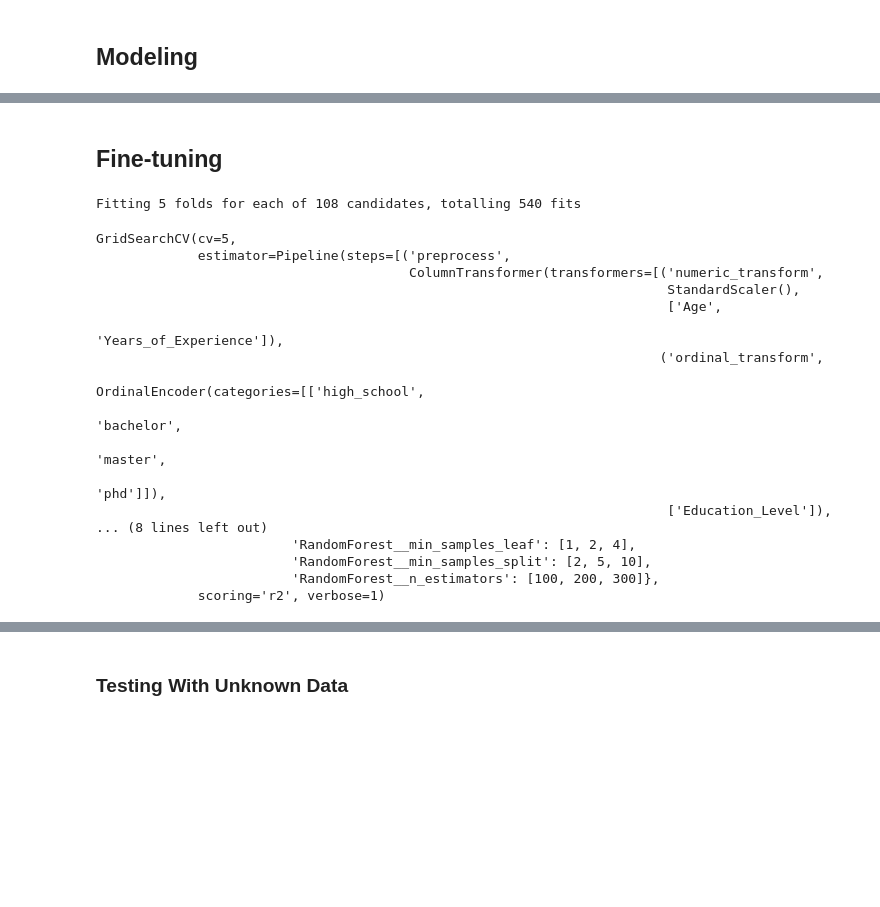
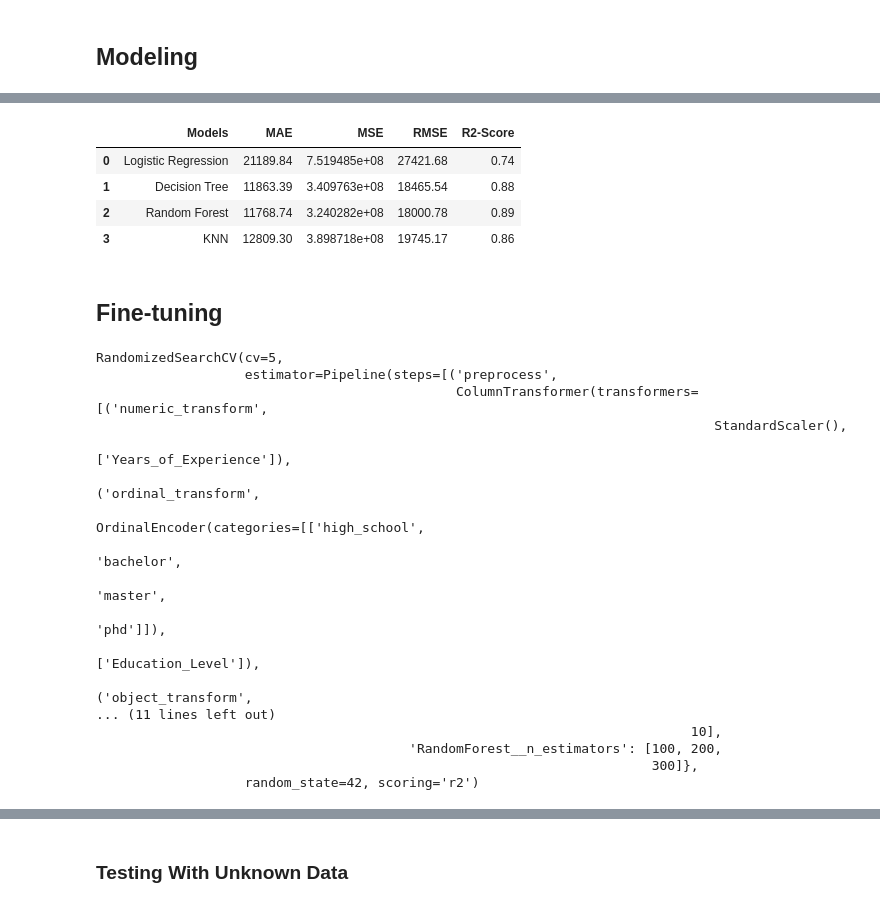
Before and after one commit to AxiomCipher/Salary-Prediction-Project, a Jupyter notebook: notebooks/notebook.ipynb, the cells around one changed output, grey strips where cells are left out. Saved outputs shown, nothing was run; the diff lists cells and outputs as text; code cells hidden in the pictures; blank space fills up the shorter version.

```diff
--- a/notebooks/notebook.ipynb
+++ b/notebooks/notebook.ipynb
@@ -120,12 +274,12 @@ from sklearn.pipeline import Pipeline
 from sklearn.compose import ColumnTransformer
 from sklearn.preprocessing import OrdinalEncoder, OneHotEncoder, StandardScaler
 # %%
-X = salary_df.drop(columns='Salary')
+X = salary_df.drop(columns=['Age', 'Gender', 'Job_Title', 'Salary'])
 y = salary_df['Salary']
 # %%
-numeric_features = ['Age', 'Years_of_Experience']
+numeric_features = ['Years_of_Experience']
 ordinal_features = ['Education_Level']
-object_features = ['Gender', 'Job_Title']
+object_features = ['Job_Group']
 # %%
 education_order = [['high_school', 'bachelor', 'master', 'phd']]
 # %%
@@ -139,7 +293,7 @@ preprocessor = ColumnTransformer(
 # %%
 from sklearn.model_selection import train_test_split
 # %%
-X_train, X_test, y_train, y_test = train_test_split(X, y, test_size=0.2, random_state=42)
+X_train, X_test, y_train, y_test = train_test_split(X, y, test_size=0.2, random_state=42,) #stratify=y)
 # %%
 from sklearn.linear_model import LinearRegression
 from sklearn.tree import DecisionTreeRegressor
@@ -259,3 +409,19 @@ table_performance
+# %%
+table_performance = pd.DataFrame({
+    'Models': ['Logistic Regression', 'Decision Tree', 'Random Forest', 'KNN'],
+    'MAE': [lr_eval[0], dt_eval[0], rf_eval[0], knn_eval[0]],
+    'MSE': [lr_eval[1], dt_eval[1], rf_eval[1], knn_eval[1]],
+    'RMSE': [lr_eval[2], dt_eval[2], rf_eval[2], knn_eval[2]],
+    'R2-Score': [lr_eval[3], dt_eval[3], rf_eval[3], knn_eval[3]],
+})
+
+table_performance
+# %% [output]
+|  | Models | MAE | MSE | RMSE | R2-Score |
+| 0 | Logistic Regression | 21189.84 | 7.519485e+08 | 27421.68 | 0.74 |
+| 1 | Decision Tree | 11863.39 | 3.409763e+08 | 18465.54 | 0.88 |
+| 2 | Random Forest | 11768.74 | 3.240282e+08 | 18000.78 | 0.89 |
+| 3 | KNN | 12809.30 | 3.898718e+08 | 19745.17 | 0.86 |
 # %% [markdown]
 ## Fine-tuning
 # %%
@@ -272,22 +443,21 @@ grid_search = GridSearchCV(rf_model, param_grid=param, cv=5, scoring='r2', n_job
 # %%
-grid_search.fit(X_train, y_train)
+search.fit(X_train, y_train)
 # %% [output]
-Fitting 5 folds for each of 108 candidates, totalling 540 fits
+RandomizedSearchCV(cv=5,
+                   estimator=Pipeline(steps=[('preprocess',
+                                              ColumnTransformer(transformers=[('numeric_transform',
+                                                                               StandardScaler(),
+                                                                               ['Years_of_Experience']),
+                                                                              ('ordinal_transform',
+                                                                               OrdinalEncoder(categories=[['high_school',
+                                                                                                           'bachelor',
+                                                                                                           'master',
+                                                                                                           'phd']]),
+                                                                               ['Education_Level']),
+                                                                              ('object_transform',
+... (11 lines left out)
+                                                                            10],
+                                        'RandomForest__n_estimators': [100, 200,
+                                                                       300]},
+                   random_state=42, scoring='r2')
-GridSearchCV(cv=5,
-             estimator=Pipeline(steps=[('preprocess',
-                                        ColumnTransformer(transformers=[('numeric_transform',
-                                                                         StandardScaler(),
-                                                                         ['Age',
-                                                                          'Years_of_Experience']),
-                                                                        ('ordinal_transform',
-                                                                         OrdinalEncoder(categories=[['high_school',
-                                                                                                     'bachelor',
-                                                                                                     'master',
-                                                                                                     'phd']]),
-                                                                         ['Education_Level']),
-... (8 lines left out)
-                         'RandomForest__min_samples_leaf': [1, 2, 4],
-                         'RandomForest__min_samples_split': [2, 5, 10],
-                         'RandomForest__n_estimators': [100, 200, 300]},
-             scoring='r2', verbose=1)
 # %%
```
Also changed, not shown: parts of 30 cells of this notebook.
